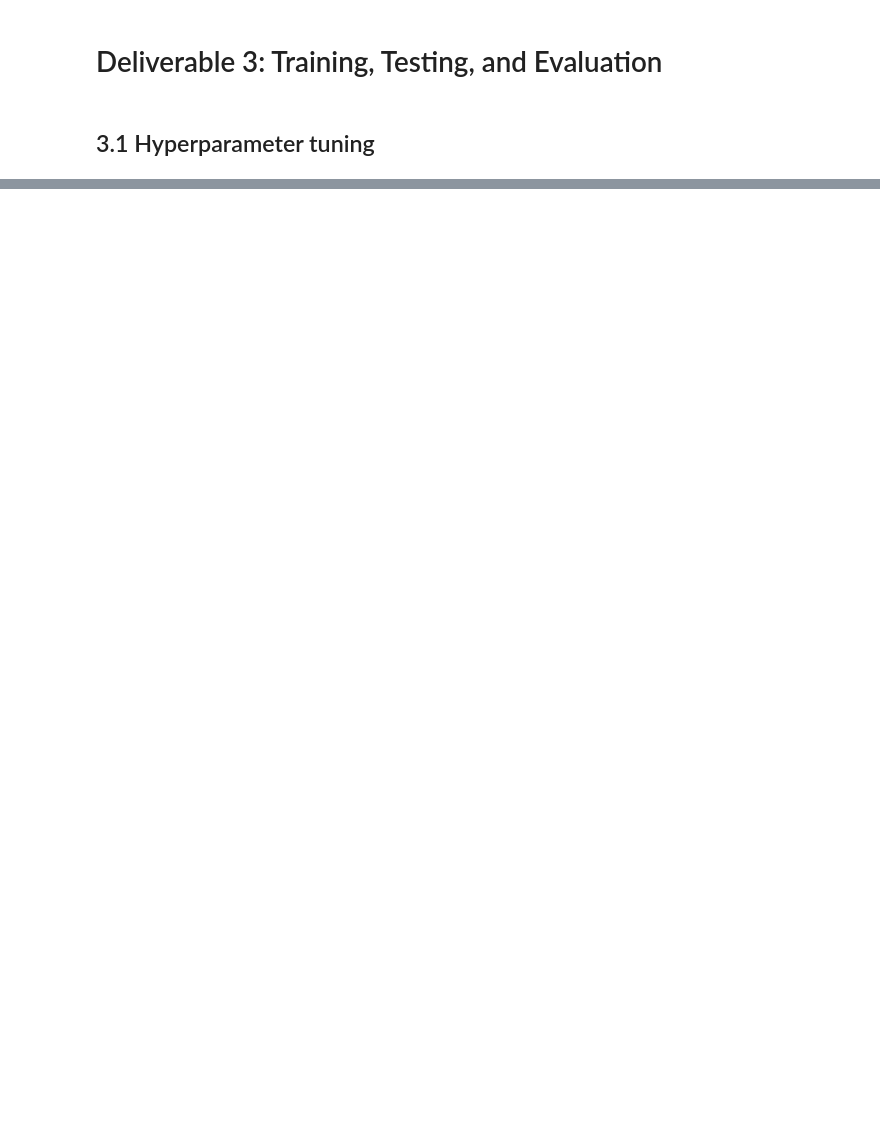
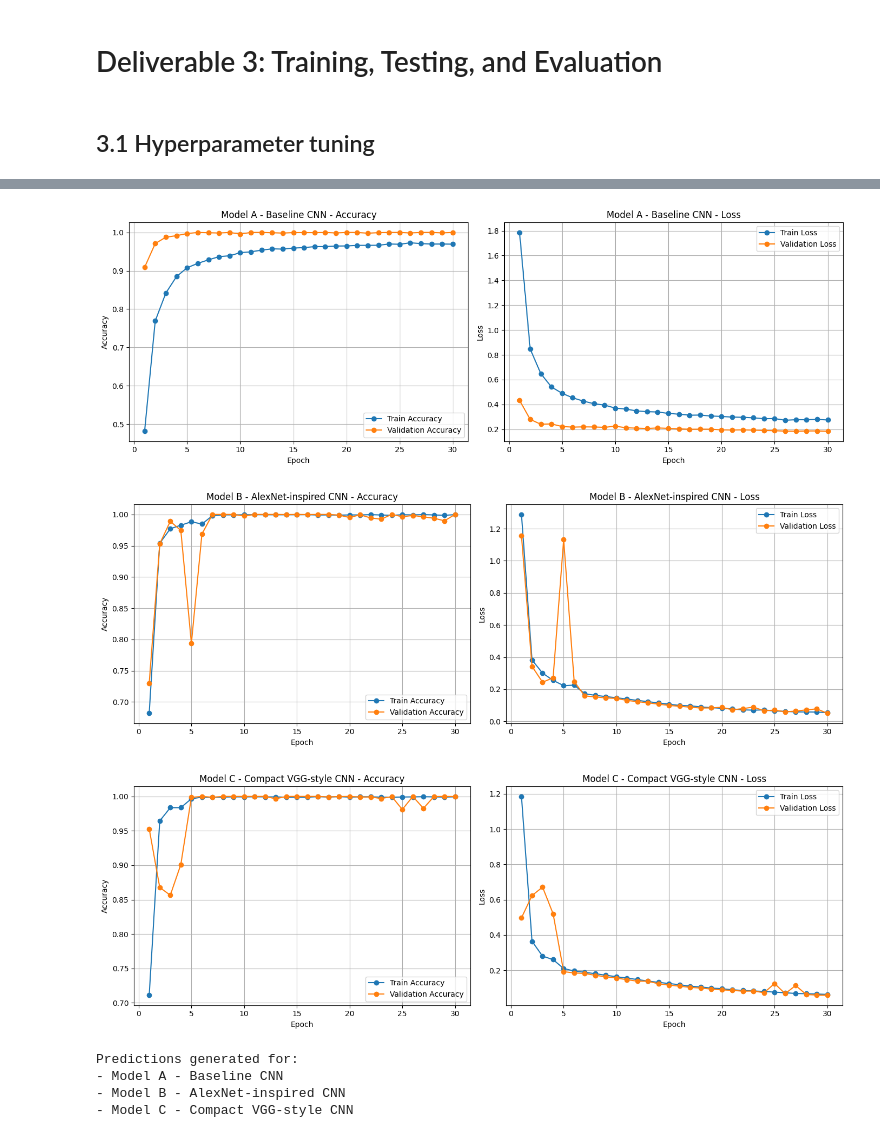
Before and after one commit to CuongMe/CSCU9M6---30065980, a Jupyter notebook: CSCU9M6-30065980.ipynb, the cells around one changed output, grey strips where cells are left out. Cells and saved outputs as stored; diff of their text form; code cells hidden in the pictures; blank space fills up the shorter version.

```diff
--- a/CSCU9M6-30065980.ipynb
+++ b/CSCU9M6-30065980.ipynb
@@ -284,8 +274,15 @@ data_augmentation = tf.keras.Sequential([
     ),
 ], name="data_augmentation")
 # %%
-# 12. Helper function for Conv-BN-ReLU blocks
-def conv_bn_relu(x, filters, kernel_size, l2_reg, padding="same"):
+from typing import Literal
+
+def conv_bn_relu(
+    x,
+    filters: int,
+    kernel_size,
+    l2_reg,
+    padding: Literal["same", "valid"] = "same"
+):
     x = layers.Conv2D(
         filters=filters,
         kernel_size=kernel_size,
@@ -507,8 +501,9 @@ def get_callbacks(model_name, early_stop_patience, lr_patience, min_lr):
         ),
         callbacks.ModelCheckpoint(
             file_name,
-            monitor="val_loss",
+            monitor="val_accuracy",
             save_best_only=True,
+            mode="max",
             verbose=1
         )
     ]
@@ -572,9 +567,7 @@ def train_and_evaluate(
 
     return model, history, result
 # %%
-# =========================
 # 19. Train all three models
-# =========================
 EPOCHS = 30
 LEARNING_RATE = 1e-3
 
@@ -599,9 +592,7 @@ for model_name, builder in model_builders.items():
         early_stop_patience=EARLY_STOP_PATIENCE,
         lr_patience=LR_PATIENCE,
         min_lr=MIN_LR,
-        use_class_weights=False,
-        class_weight_dict=class_weight_dict
-    )
+        use_class_weights=False,   )
 
     trained_models[model_name] = model
     histories[model_name] = history
@@ -627,0 +618,59 @@ KeyboardInterrupt:
+# %%
+# 21. Plot training history
+def plot_history(history, model_name):
+    acc = history.history["accuracy"]
+    val_acc = history.history["val_accuracy"]
+    loss = history.history["loss"]
+    val_loss = history.history["val_loss"]
+
+    epochs_range = range(1, len(acc) + 1)
+
+    plt.figure(figsize=(14, 5))
+
+    plt.subplot(1, 2, 1)
+    plt.plot(epochs_range, acc, marker="o", label="Train Accuracy")
+    plt.plot(epochs_range, val_acc, marker="o", label="Validation Accuracy")
+    plt.xlabel("Epoch")
+    plt.title(f"{model_name} - Accuracy")
+    plt.ylabel("Accuracy")
+    plt.legend()
+    plt.grid(True)
+
+    plt.subplot(1, 2, 2)
+    plt.plot(epochs_range, loss, marker="o", label="Train Loss")
+    plt.plot(epochs_range, val_loss, marker="o", label="Validation Loss")
+    plt.title(f"{model_name} - Loss")
+    plt.xlabel("Epoch")
+    plt.ylabel("Loss")
+    plt.legend()
+    plt.grid(True)
+
+    plt.tight_layout()
+    plt.show()
+
+for model_name, history in histories.items():
+    plot_history(history, model_name)
+# %% [output]
+[figure, added]
+[figure, added]
+[figure, added]
+# %%
+# 22. Predict test labels for all 3 models
+all_predictions = {}
+all_probabilities = {}
+
+for model_name, model in trained_models.items():
+    y_prob = model.predict(test_ds, verbose=0)
+    y_pred = np.argmax(y_prob, axis=1)
+
+    all_probabilities[model_name] = y_prob
+    all_predictions[model_name] = y_pred
+
+print("Predictions generated for:")
+for model_name in all_predictions:
+    print("-", model_name)
+# %% [output]
+Predictions generated for:
+- Model A - Baseline CNN
+- Model B - AlexNet-inspired CNN
+- Model C - Compact VGG-style CNN
```
Also changed, not shown: parts of 19 cells of this notebook, 3 other files.
